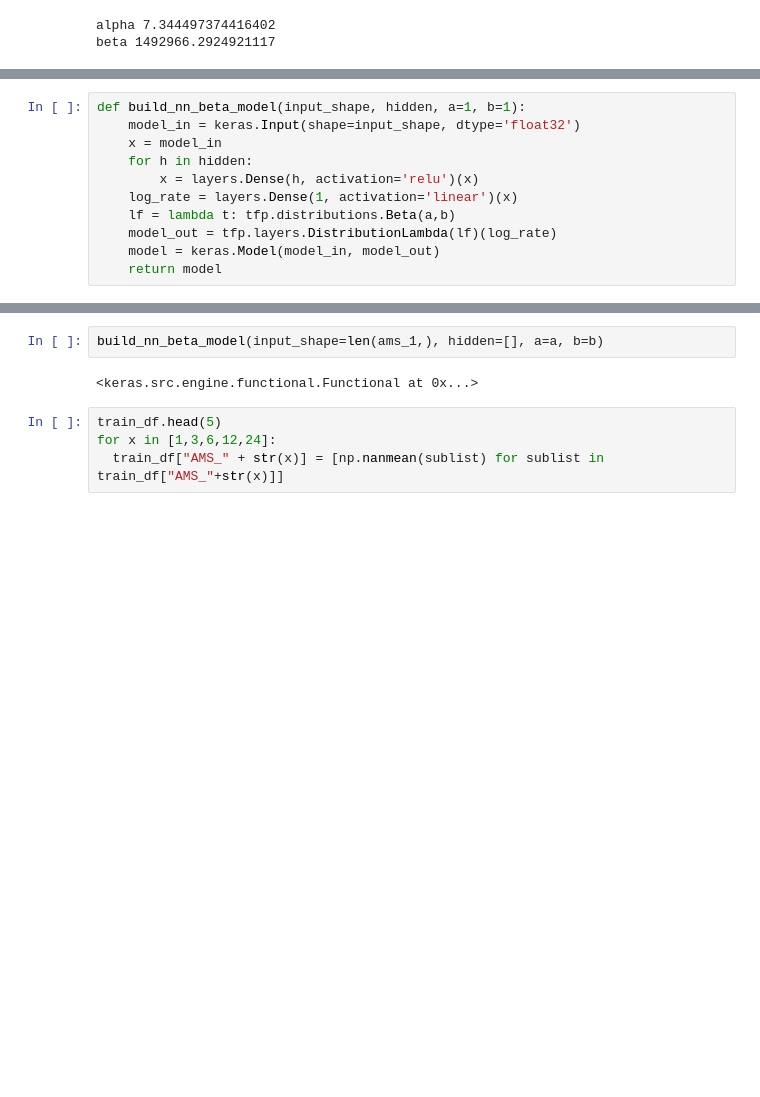
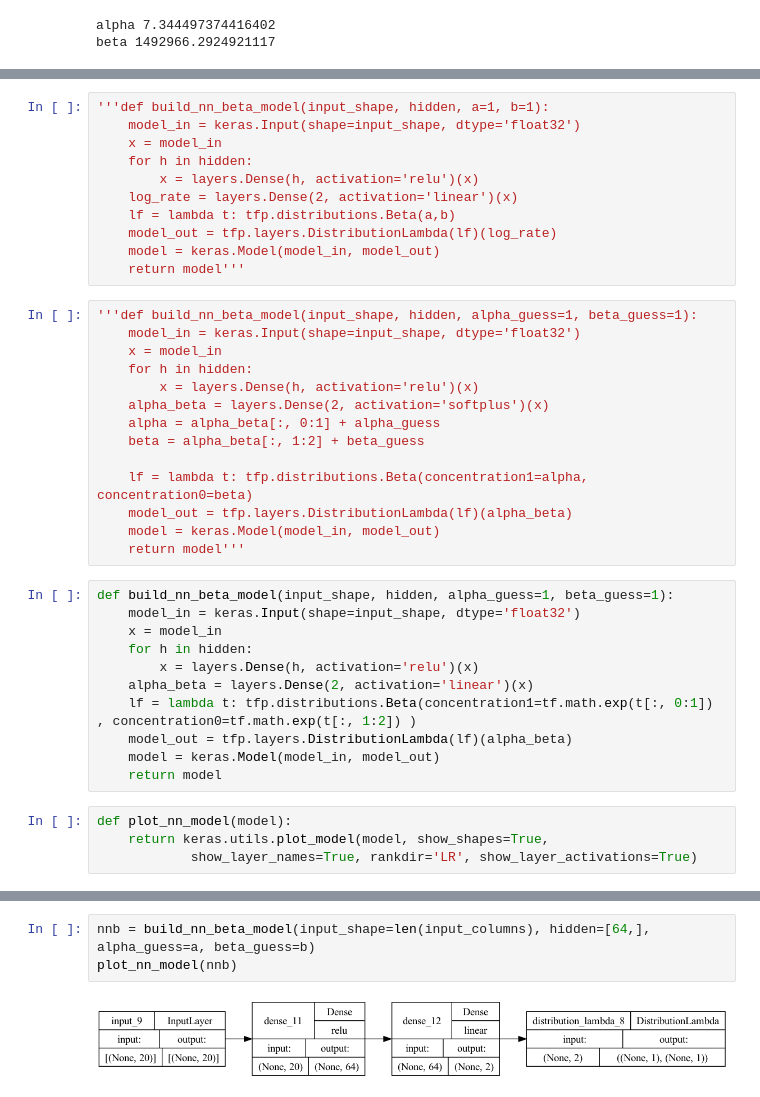
Before and after one commit to oshodiS/Rainfall-BetaEstimation, a Jupyter notebook: project.ipynb, the cells around one changed output, grey strips where cells are left out. Saved outputs shown, nothing was run; the diff lists cells and outputs as text; blank space fills up the shorter version.

Commit message:
model

```diff
--- a/project.ipynb
+++ b/project.ipynb
@@ -327,11 +358,40 @@ beta 1492966.2924921117
 # %%
-def build_nn_beta_model(input_shape, hidden, a=1, b=1):
+'''def build_nn_beta_model(input_shape, hidden, a=1, b=1):
     model_in = keras.Input(shape=input_shape, dtype='float32')
     x = model_in
     for h in hidden:
         x = layers.Dense(h, activation='relu')(x)
-    log_rate = layers.Dense(1, activation='linear')(x)
+    log_rate = layers.Dense(2, activation='linear')(x)
     lf = lambda t: tfp.distributions.Beta(a,b)
     model_out = tfp.layers.DistributionLambda(lf)(log_rate)
     model = keras.Model(model_in, model_out)
-    return model
+    return model'''
+# %%
+'''def build_nn_beta_model(input_shape, hidden, alpha_guess=1, beta_guess=1):
+    model_in = keras.Input(shape=input_shape, dtype='float32')
+    x = model_in
+    for h in hidden:
+        x = layers.Dense(h, activation='relu')(x)
+    alpha_beta = layers.Dense(2, activation='softplus')(x)
+    alpha = alpha_beta[:, 0:1] + alpha_guess
+    beta = alpha_beta[:, 1:2] + beta_guess
+
+    lf = lambda t: tfp.distributions.Beta(concentration1=alpha, concentration0=beta)
+    model_out = tfp.layers.DistributionLambda(lf)(alpha_beta)
+    model = keras.Model(model_in, model_out)
+    return model'''
+# %%
+def build_nn_beta_model(input_shape, hidden, alpha_guess=1, beta_guess=1):
+    model_in = keras.Input(shape=input_shape, dtype='float32')
+    x = model_in
+    for h in hidden:
+        x = layers.Dense(h, activation='relu')(x)
+    alpha_beta = layers.Dense(2, activation='linear')(x)
+    lf = lambda t: tfp.distributions.Beta(concentration1=tf.math.exp(t[:, 0:1]) , concentration0=tf.math.exp(t[:, 1:2]) )
+    model_out = tfp.layers.DistributionLambda(lf)(alpha_beta)
+    model = keras.Model(model_in, model_out)
+    return model
+# %%
+def plot_nn_model(model):
+    return keras.utils.plot_model(model, show_shapes=True,
+            show_layer_names=True, rankdir='LR', show_layer_activations=True)
@@ -338,8 +411,5 @@ def build_nn_beta_model(input_shape, hidden, a=1, b=1):
 # %%
-build_nn_beta_model(input_shape=len(ams_1,), hidden=[], a=a, b=b)
+nnb = build_nn_beta_model(input_shape=len(input_columns), hidden=[64,], alpha_guess=a, beta_guess=b)
+plot_nn_model(nnb)
 # %% [output]
-<keras.src.engine.functional.Functional at 0x...>
+[figure, added]
-# %%
-train_df.head(5)
-for x in [1,3,6,12,24]:
-  train_df["AMS_" + str(x)] = [np.nanmean(sublist) for sublist in train_df["AMS_"+str(x)]]
```
Also changed, not shown: parts of 12 cells of this notebook, 2 other files.
